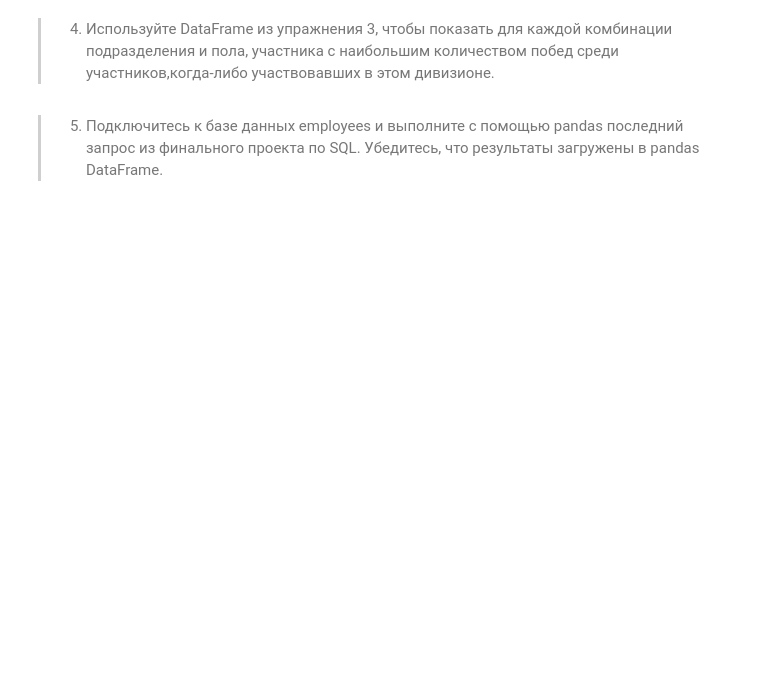
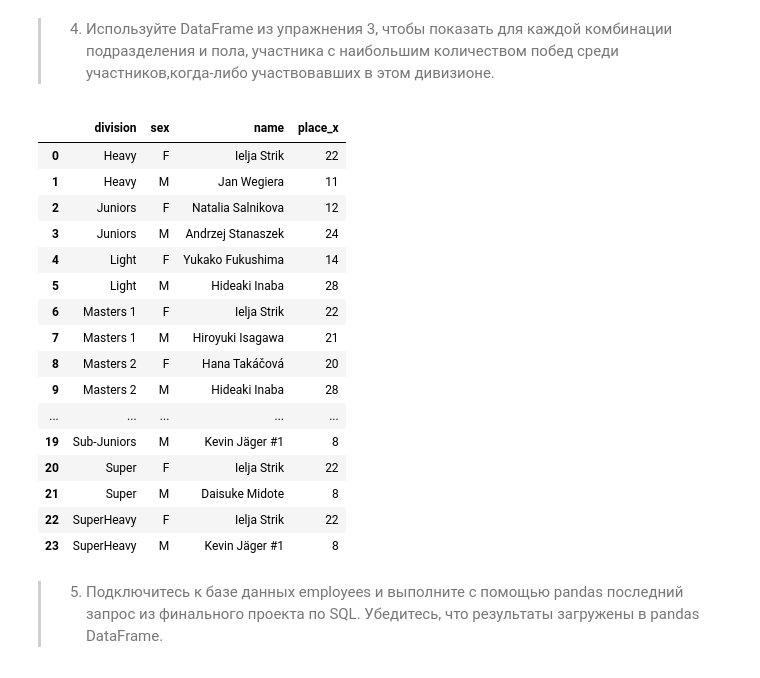
Before and after one commit to krestiankin/home_work_bi, a Jupyter notebook: hw7.ipynb, the cells around one changed output. Saved outputs shown, nothing was run; the diff lists cells and outputs as text; code cells hidden in the pictures; blank space fills up the shorter version.

```diff
--- a/hw7.ipynb
+++ b/hw7.ipynb
@@ -32,2 +48,11 @@ df.info()
 # %% [markdown]
 >3. Посчитайте количество побед каждого участника, принимая за победу 1-е место. Сохраните результаты во вторичном DataFrame.
+# %%
+df3 = df[df['place'] == '1'] # вибірка тільки 1 місць
+
+df3_1 = df3.groupby(['name'])[['place']].count().sort_values(by='place', ascending=False)  # групування по учасникам та підрахунок з сортуванням
+
+# print(df3.place.count()) # перевірка на кількість перших місць до групування
+# print(df3_1.place.sum()) # перевірка на кількість перших місць після групування
+
+df3_1.head(10)
@@ -34,4 +72,25 @@ df.info()
 # %% [markdown]
 >4. Используйте DataFrame из упражнения 3, чтобы показать для каждой комбинации подразделения и пола, участника с наибольшим количеством побед среди участников,когда-либо участвовавших в этом дивизионе.
+# %%
+df4 =  df3_1.merge(df, how='inner', on='name')[['division', 'sex', 'name', 'place_x']].reset_index(drop=True)
+df4.loc[df4.groupby(['division', 'sex'])['place_x'].idxmax()].reset_index(drop=True)
+# %% [output]
+|  | division | sex | name | place_x |
+| 0 | Heavy | F | Ielja Strik | 22 |
+| 1 | Heavy | M | Jan Wegiera | 11 |
+| 2 | Juniors | F | Natalia Salnikova | 12 |
+| 3 | Juniors | M | Andrzej Stanaszek | 24 |
+| 4 | Light | F | Yukako Fukushima | 14 |
+| 5 | Light | M | Hideaki Inaba | 28 |
+| 6 | Masters 1 | F | Ielja Strik | 22 |
+| 7 | Masters 1 | M | Hiroyuki Isagawa | 21 |
+| 8 | Masters 2 | F | Hana Takáčová | 20 |
+| 9 | Masters 2 | M | Hideaki Inaba | 28 |
+| ... | ... | ... | ... | ... |
+| 19 | Sub-Juniors | M | Kevin Jäger #1 | 8 |
+| 20 | Super | F | Ielja Strik | 22 |
+| 21 | Super | M | Daisuke Midote | 8 |
+| 22 | SuperHeavy | F | Ielja Strik | 22 |
+| 23 | SuperHeavy | M | Kevin Jäger #1 | 8 |
 # %% [markdown]
 >5. Подключитесь к базе данных employees и выполните с помощью pandas последний запрос из финального проекта по SQL. Убедитесь, что результаты загружены в pandas DataFrame.
```
Also changed, not shown: parts of 9 cells of this notebook, 5 other files.
